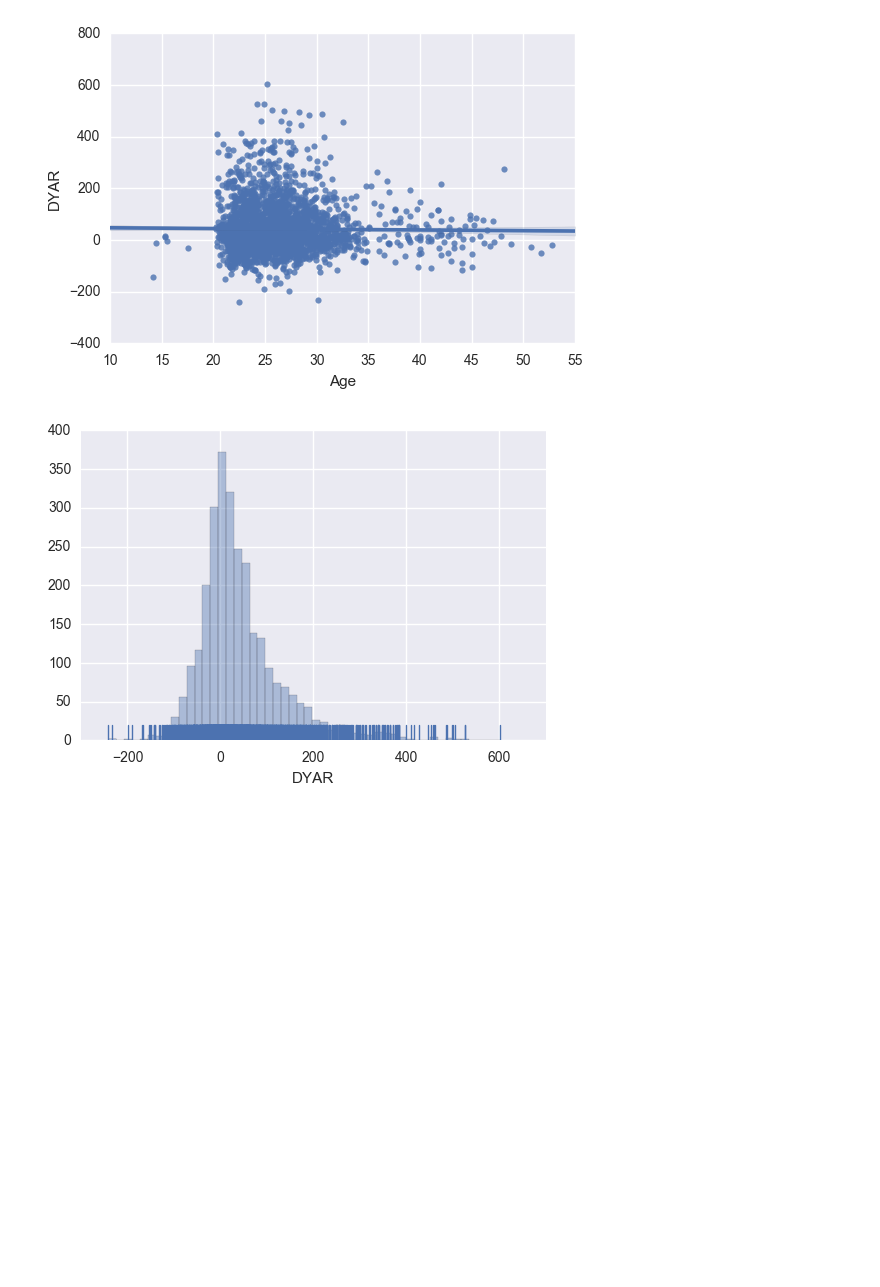
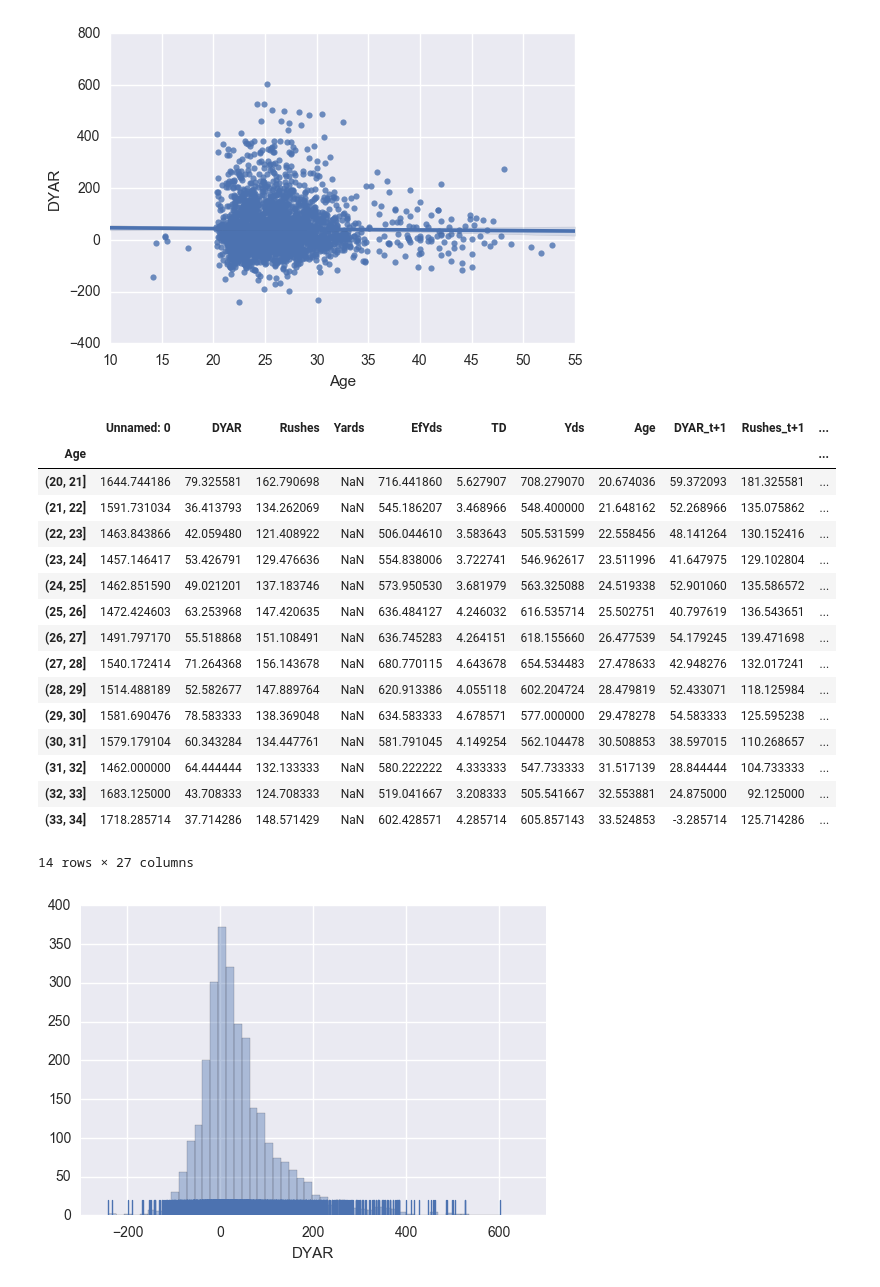
Before and after one commit to emsloate/NFLProjections, a Jupyter notebook: Projection_Model.ipynb, the cells around one changed output. Cells and saved outputs as stored; diff of their text form; code cells hidden in the pictures; blank space fills up the shorter version.

```diff
--- a/Projection_Model.ipynb
+++ b/Projection_Model.ipynb
@@ -99,18 +111,21 @@ rb_stats['Suc_rate'] = rb_stats['Suc_rate'].fillna(0)
 ## Get league average DYAR/Rush, DYAR/Pass, DYAR/Target
 def get_avg_stat(position,stat):
     touches = ''
-    if position == "rb":
-        df = rb_stats
+    if position == "rb_rush":
+        df = rb_stats_rush
         touches = "Rushes"
+    elif position == "rb_rec":
+        df = rb_stats_rec
+        touches = "Targets"
     elif position == "qb":
         df = qb_stats
         touches = "Passes"
     elif position == "wr":
         df = wr_stats
-        touches = "Passes_To"
+        touches = "Targets"
     elif position == "te":
         df = te_stats
-        touches = "Passes_To"
+        touches = "Targets"
 
     league_avg = df.groupby('Year').sum()[stat] / df.groupby('Year').sum()[touches]
     avg_stat = []
@@ -175,24 +197,40 @@ plt.show()
 [figure]
 # %%
 #rb DYAR over time
-rb_career_data = rb_stats[~pd.isnull(rb_stats['DYAR_t+1'])]
-rb_career_data['DYAR_diff'] = rb_career_data['DYAR'] - rb_career_data['DYAR_t-1']
-rb_age_means = rb_career_data.groupby(pd.cut(rb_career_data['Age'],np.arange(22,35,1))).mean()
+rb_career_data = rb_stats_rush[~pd.isnull(rb_stats_rush['DYAR_t+1'])]
+rb_age_means = rb_career_data.groupby(pd.cut(rb_career_data['Age'],np.arange(20,35,1))).mean()
 
 #qb DYAR over time
 qb_career_data = qb_stats[~pd.isnull(qb_stats['DYAR_t+1'])]
-qb_career_data['DYAR_diff'] = qb_career_data['DYAR'] - qb_career_data['DYAR_t-1']
-qb_age_means = qb_career_data.groupby(pd.cut(qb_career_data['Age'],np.arange(22,35,1))).mean()
+qb_age_means = qb_career_data.groupby(pd.cut(qb_career_data['Age'],np.arange(20,41,1))).mean()
 
 #wr DYAR over time
 wr_career_data = wr_stats[~pd.isnull(wr_stats['DYAR_t+1'])]
-wr_career_data['DYAR_diff'] = wr_career_data['DYAR'] - wr_career_data['DYAR_t-1']
-wr_age_means = wr_career_data.groupby(pd.cut(wr_career_data['Age'],np.arange(22,35,1))).mean()
+wr_age_means = wr_career_data.groupby(pd.cut(wr_career_data['Age'],np.arange(20,35,1))).mean()
 
 #te DYAR over time
 te_career_data = te_stats[~pd.isnull(te_stats['DYAR_t+1'])]
-te_career_data['DYAR_diff'] = te_career_data['DYAR'] - te_career_data['DYAR_t-1']
-te_age_means = te_career_data.groupby(pd.cut(te_career_data['Age'],np.arange(22,35,1))).mean()
+te_age_means = te_career_data.groupby(pd.cut(te_career_data['Age'],np.arange(20,35,1))).mean()
+
+rb_age_means
+# %% [output]
+|  | Unnamed: 0 | DYAR | Rushes | Yards | EfYds | TD | Yds | Age | DYAR_t+1 | Rushes_t+1 | ... |
+| Age |  |  |  |  |  |  |  |  |  |  | ... |
+| (20, 21] | 1644.744186 | 79.325581 | 162.790698 | NaN | 716.441860 | 5.627907 | 708.279070 | 20.674036 | 59.372093 | 181.325581 | ... |
+| (21, 22] | 1591.731034 | 36.413793 | 134.262069 | NaN | 545.186207 | 3.468966 | 548.400000 | 21.648162 | 52.268966 | 135.075862 | ... |
+| (22, 23] | 1463.843866 | 42.059480 | 121.408922 | NaN | 506.044610 | 3.583643 | 505.531599 | 22.558456 | 48.141264 | 130.152416 | ... |
+| (23, 24] | 1457.146417 | 53.426791 | 129.476636 | NaN | 554.838006 | 3.722741 | 546.962617 | 23.511996 | 41.647975 | 129.102804 | ... |
+| (24, 25] | 1462.851590 | 49.021201 | 137.183746 | NaN | 573.950530 | 3.681979 | 563.325088 | 24.519338 | 52.901060 | 135.586572 | ... |
+| (25, 26] | 1472.424603 | 63.253968 | 147.420635 | NaN | 636.484127 | 4.246032 | 616.535714 | 25.502751 | 40.797619 | 136.543651 | ... |
+| (26, 27] | 1491.797170 | 55.518868 | 151.108491 | NaN | 636.745283 | 4.264151 | 618.155660 | 26.477539 | 54.179245 | 139.471698 | ... |
+| (27, 28] | 1540.172414 | 71.264368 | 156.143678 | NaN | 680.770115 | 4.643678 | 654.534483 | 27.478633 | 42.948276 | 132.017241 | ... |
+| (28, 29] | 1514.488189 | 52.582677 | 147.889764 | NaN | 620.913386 | 4.055118 | 602.204724 | 28.479819 | 52.433071 | 118.125984 | ... |
+| (29, 30] | 1581.690476 | 78.583333 | 138.369048 | NaN | 634.583333 | 4.678571 | 577.000000 | 29.478278 | 54.583333 | 125.595238 | ... |
+| (30, 31] | 1579.179104 | 60.343284 | 134.447761 | NaN | 581.791045 | 4.149254 | 562.104478 | 30.508853 | 38.597015 | 110.268657 | ... |
+| (31, 32] | 1462.000000 | 64.444444 | 132.133333 | NaN | 580.222222 | 4.333333 | 547.733333 | 31.517139 | 28.844444 | 104.733333 | ... |
+| (32, 33] | 1683.125000 | 43.708333 | 124.708333 | NaN | 519.041667 | 3.208333 | 505.541667 | 32.553881 | 24.875000 | 92.125000 | ... |
+| (33, 34] | 1718.285714 | 37.714286 | 148.571429 | NaN | 602.428571 | 4.285714 | 605.857143 | 33.524853 | -3.285714 | 125.714286 | ... |
+14 rows × 27 columns
 # %%
 # distritbution of DYAR
 plt.figure(1)
```
Also changed, not shown: parts of 23 cells of this notebook, 10 other files.
